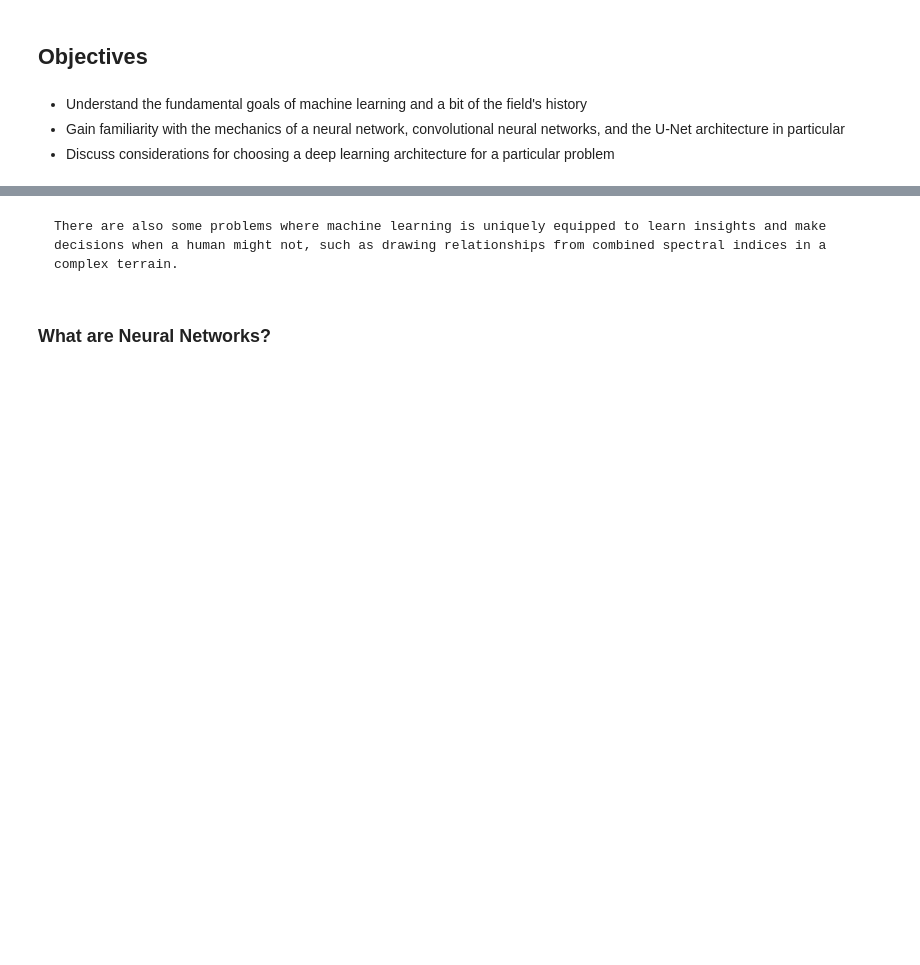
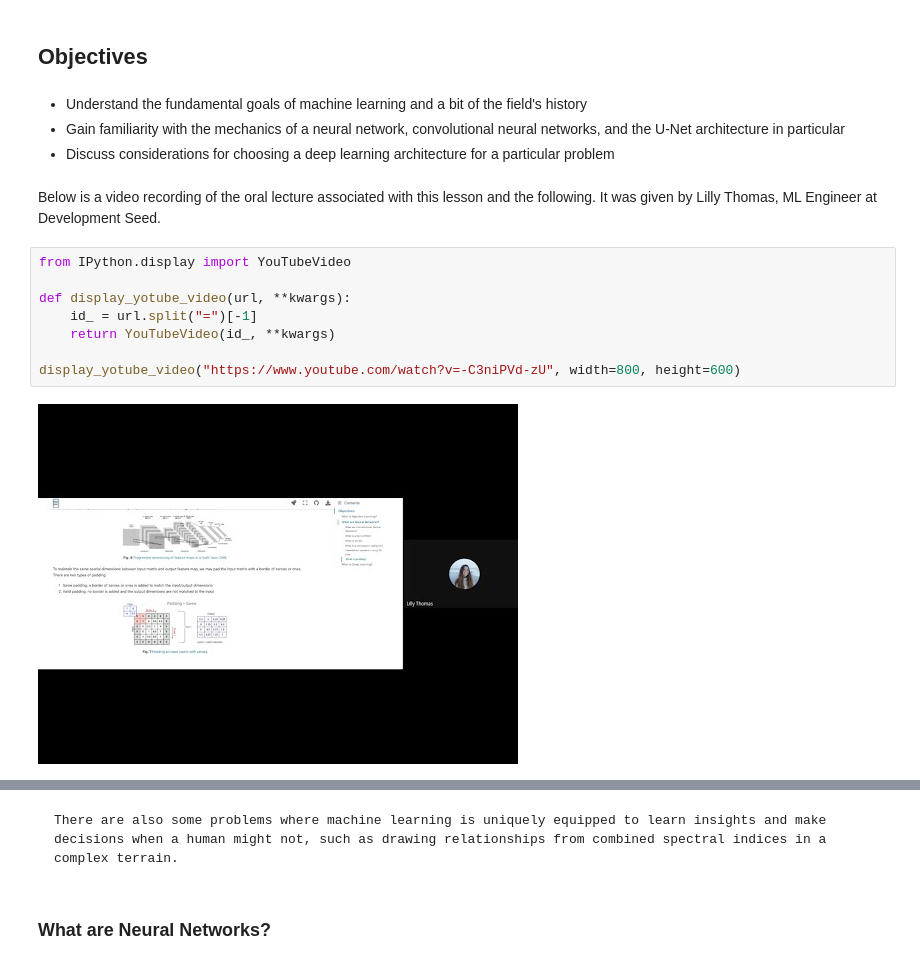
Before and after one commit to developmentseed/tensorflow-eo-training, a Jupyter notebook: ds_book/_build/jupyter_execute/docs/Lesson1a_Intro_ML_NN_DL.ipynb, the cells around one changed output, grey strips where cells are left out. Cells and saved outputs as stored; diff of their text form; blank space fills up the shorter version.

Commit message:
embed youtube video lecture from training workshop

```diff
--- a/ds_book/_build/jupyter_execute/docs/Lesson1a_Intro_ML_NN_DL.ipynb
+++ b/ds_book/_build/jupyter_execute/docs/Lesson1a_Intro_ML_NN_DL.ipynb
@@ -6,6 +6,18 @@
 - Understand the fundamental goals of machine learning and a bit of the field's history
 - Gain familiarity with the mechanics of a neural network, convolutional neural networks, and the U-Net architecture in particular
 - Discuss considerations for choosing a deep learning architecture for a particular problem
+# %% [markdown]
+Below is a video recording of the oral lecture associated with this lesson and the following. It was given by Lilly Thomas, ML Engineer at Development Seed.
+# %%
+from IPython.display import YouTubeVideo
+
+def display_yotube_video(url, **kwargs):
+    id_ = url.split("=")[-1]
+    return YouTubeVideo(id_, **kwargs)
+
+display_yotube_video("https://www.youtube.com/watch?v=-C3niPVd-zU", width=800, height=600)
+# %% [output]
+[figure, added]
 # %% [markdown]
 ### What is Machine Learning?
 
```
Also changed, not shown: parts of 1 cell of this notebook, 8 other files.
